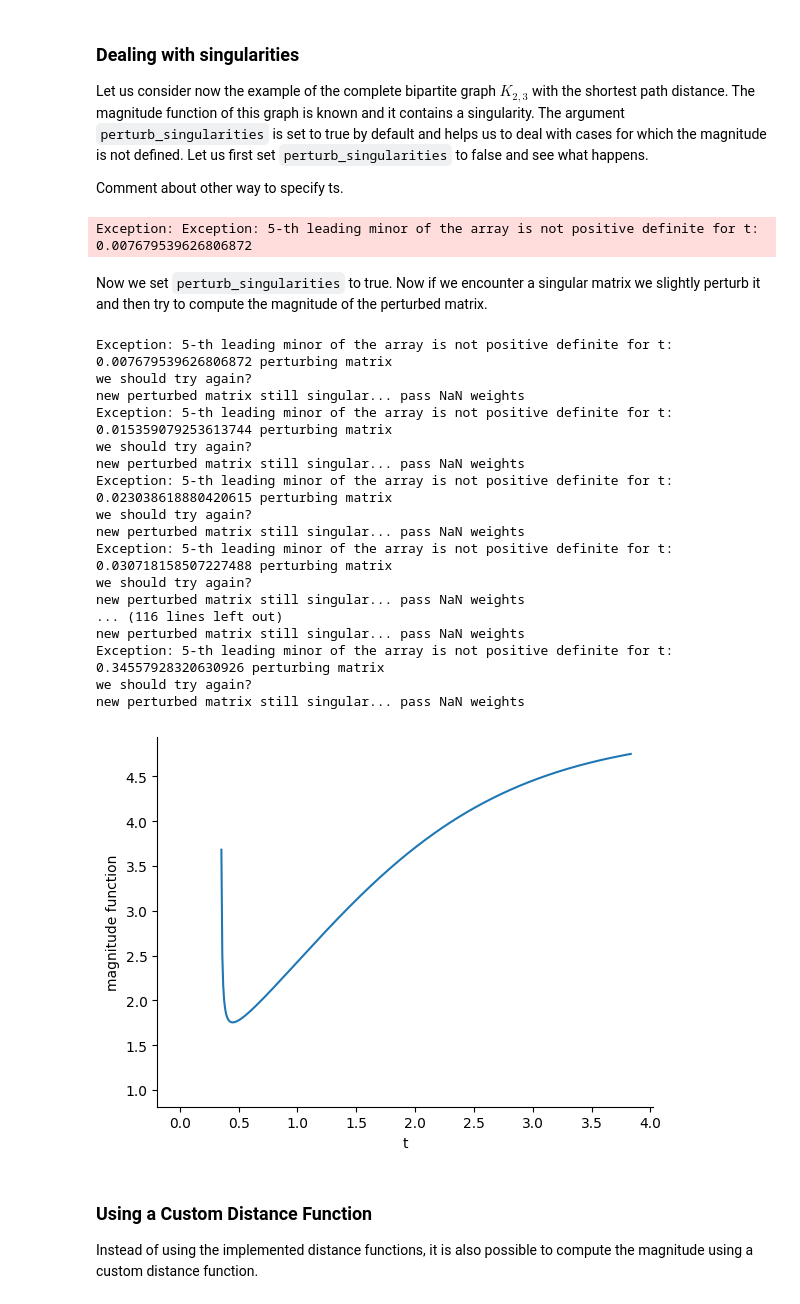
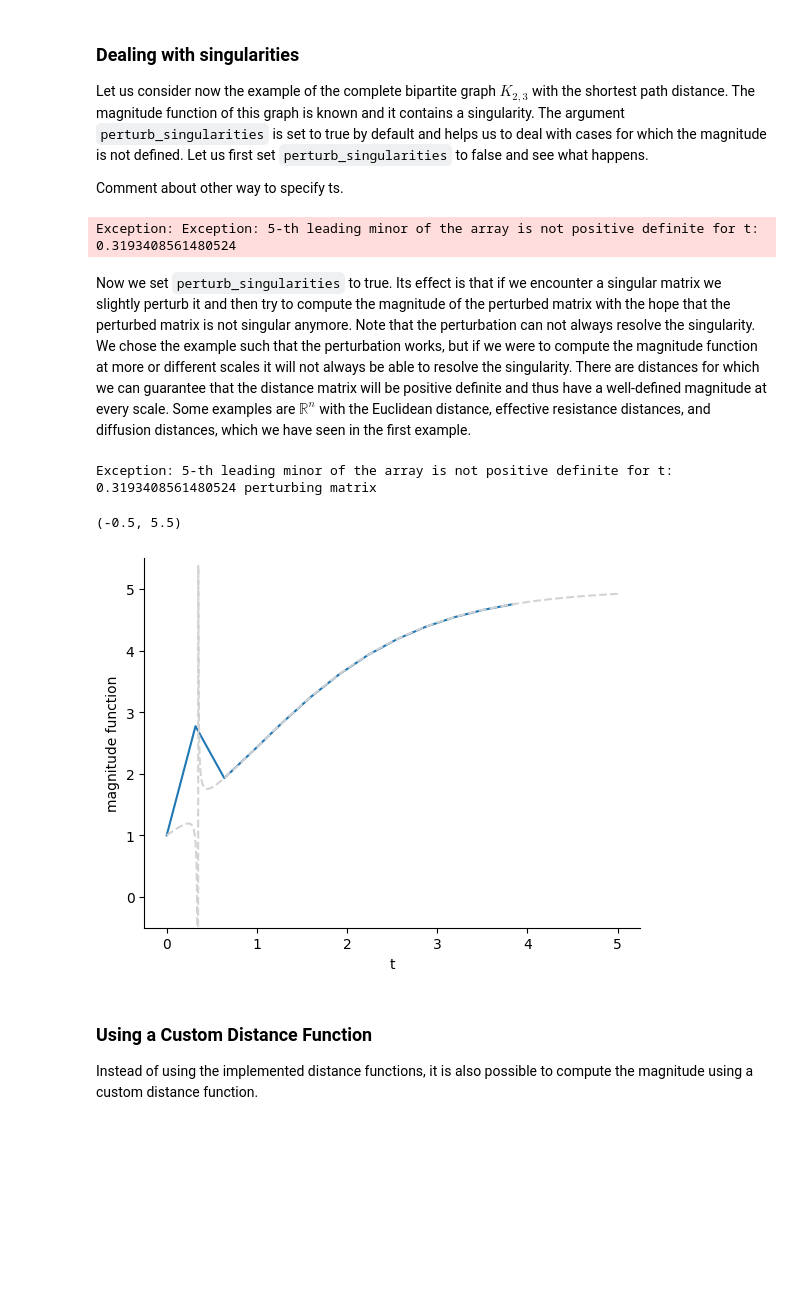
Before and after one commit to aidos-lab/magnipy, a Jupyter notebook: notebooks/graphipy_tutorial.ipynb, the cells around one changed output. Cells and saved outputs as stored; diff of their text form; code cells hidden in the pictures; blank space fills up the shorter version.

Commit message:
added examples

```diff
--- a/notebooks/graphipy_tutorial.ipynb
+++ b/notebooks/graphipy_tutorial.ipynb
@@ -230,45 +230,35 @@ Let us consider now the example of the complete bipartite graph $K_{2,3}$ with t
 
 Comment about other way to specify ts.
 # %%
-K23 = nx.complete_bipartite_graph(2, 3)
+K23 = nx.complete_multipartite_graph(2, 3)
 
 #initialize graphipy with perturb_singularities=False
-magni_sing = Graphipy(G=K23, mode='structure', metric='shortest_path_distance', scale_finding='convergence', n_ts=500, target_prop=0.95, perturb_singularities=False)
+magni_sing = Graphipy(G=K23, mode='structure', metric='shortest_path_distance', scale_finding='convergence', n_ts=13, target_prop=0.95, perturb_singularities=False)
 
 #plotting magnitude function, this will return an error
 magni_sing.plot_magnitude_function()
 # %% [output]
-Exception: Exception: 5-th leading minor of the array is not positive definite for t: 0.007679539626806872
+Exception: Exception: 5-th leading minor of the array is not positive definite for t: 0.3193408561480524
 # %% [markdown]
-Now we set `perturb_singularities` to true. Now if we encounter a singular matrix we slightly perturb it and then try to compute the magnitude of the perturbed matrix.
+Now we set `perturb_singularities` to true. Its effect is that if we encounter a singular matrix we slightly perturb it and then try to compute the magnitude of the perturbed matrix with the hope that the perturbed matrix is not singular anymore. Note that the perturbation can not always resolve the singularity. We chose the example such that the perturbation works, but if we were to compute the magnitude function at more or different scales it will not always be able to resolve the singularity.
+There are distances for which we can guarantee that the distance matrix will be positive definite and thus have a well-defined magnitude at every scale. Some examples are $\mathbb{R}^n$ with the Euclidean distance, effective resistance distances, and diffusion distances, which we have seen in the first example.
 # %%
 #initialize graphipy with perturb_singularities=True
-magni = Graphipy(G=K23, mode='structure', metric='shortest_path_distance', scale_finding='convergence', n_ts=500, target_prop=0.95, perturb_singularities=True)
+magni = Graphipy(G=K23, mode='structure', metric='shortest_path_distance', scale_finding='convergence', n_ts=13, target_prop=0.95, perturb_singularities=True)
+magni.get_magnitude()
 
 #plotting magnitude function
 magni.plot_magnitude_function()
 
-#maybe add true magnitude function / analytic solution? Mag(t) = (5 - 7*np.exp(-t)) / (1 + np.exp(-t) * (1 - 2*np.exp(-2*t)))
-# plt.plot([(5 - 7 * np.exp(-t)) / (1 + np.exp(-t) * (1 - 2*np.exp(-2*t))) for t in np.linspace(0, 5, 100)])
+#uncomment this to show the true magnitude function
+
+ts = np.linspace(0, 5, 1000)
+plt.plot(ts, [(5 - 7 * np.exp(-t)) / ((1 + np.exp(-t)) * (1 - 2*np.exp((-2)*t))) for t in ts], '--', color='lightgrey')
+plt.ylim(-0.5, 5.5)
 # %% [output]
-Exception: 5-th leading minor of the array is not positive definite for t: 0.007679539626806872 perturbing matrix
-we should try again?
-new perturbed matrix still singular... pass NaN weights
-Exception: 5-th leading minor of the array is not positive definite for t: 0.015359079253613744 perturbing matrix
-we should try again?
-new perturbed matrix still singular... pass NaN weights
-Exception: 5-th leading minor of the array is not positive definite for t: 0.023038618880420615 perturbing matrix
-we should try again?
-new perturbed matrix still singular... pass NaN weights
-Exception: 5-th leading minor of the array is not positive definite for t: 0.030718158507227488 perturbing matrix
-we should try again?
-new perturbed matrix still singular... pass NaN weights
-... (116 lines left out)
-new perturbed matrix still singular... pass NaN weights
-Exception: 5-th leading minor of the array is not positive definite for t: 0.34557928320630926 perturbing matrix
-we should try again?
-new perturbed matrix still singular... pass NaN weights
+Exception: 5-th leading minor of the array is not positive definite for t: 0.3193408561480524 perturbing matrix
+(-0.5, 5.5)
-[figure, old version]
+[figure, new version]
 # %% [markdown]
 ### Using a Custom Distance Function
 
```
Also changed, not shown: parts of 22 cells of this notebook.
